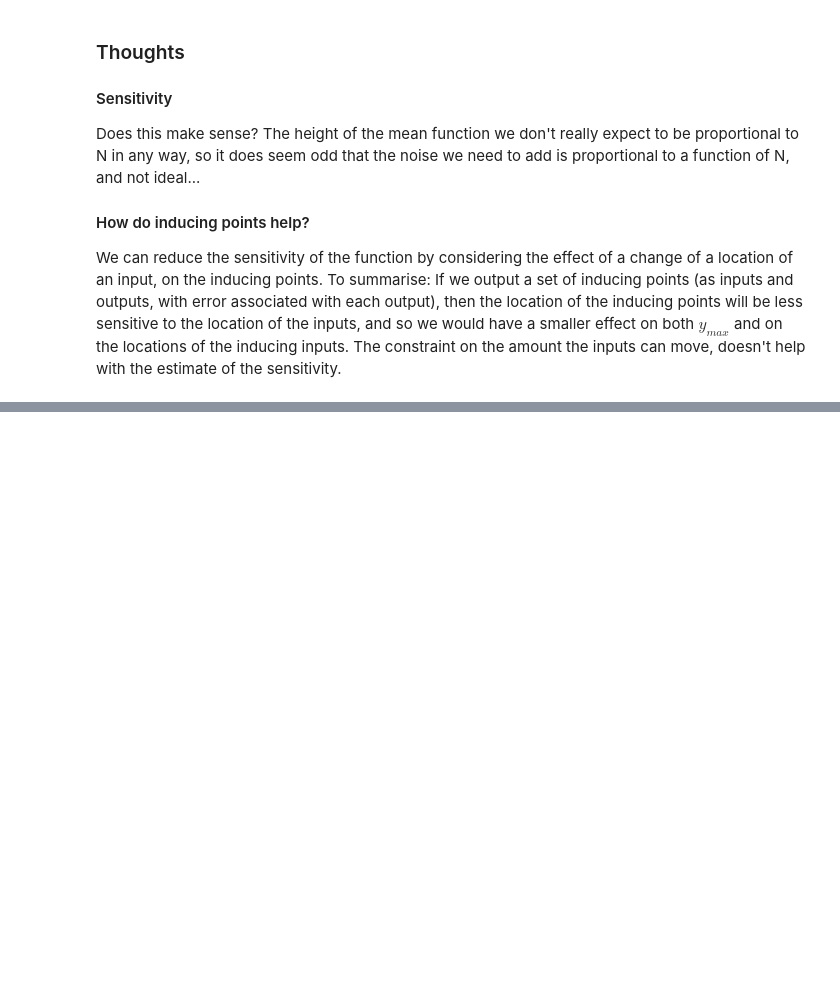
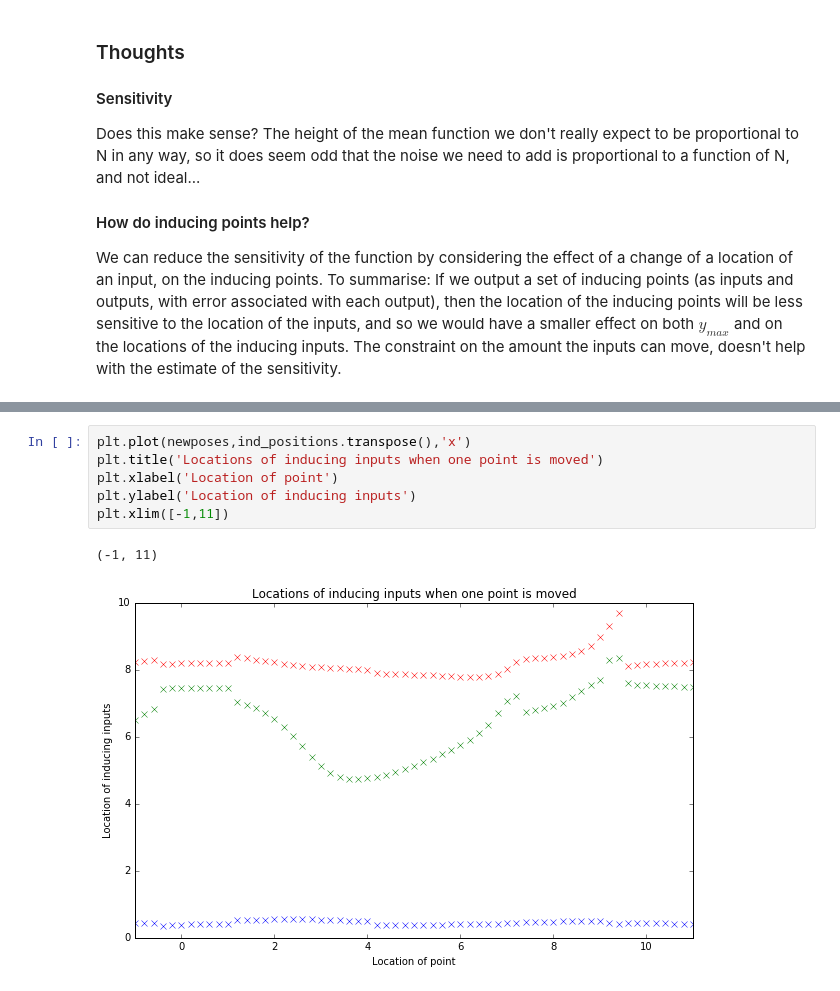
Before and after one commit to scikic/virtual, a Jupyter notebook: Virtual Patient 3.ipynb, the cells around one changed output, grey strips where cells are left out. Cells and saved outputs as stored; diff of their text form; blank space fills up the shorter version.

```diff
--- a/Virtual Patient 3.ipynb
+++ b/Virtual Patient 3.ipynb
@@ -277,0 +382,9 @@ $$||f_D(\mathbf{x}) - f_D'(\mathbf{x})||^2 = \sum_{i=1}^n \sum_{j=1}^n a_i a_j k
+# %%
+plt.plot(newposes,ind_positions.transpose(),'x')
+plt.title('Locations of inducing inputs when one point is moved')
+plt.xlabel('Location of point')
+plt.ylabel('Location of inducing inputs')
+plt.xlim([-1,11])
+# %% [output]
+(-1, 11)
+[figure, added]
```
Also changed, not shown: parts of 13 cells of this notebook, 1 other file.
